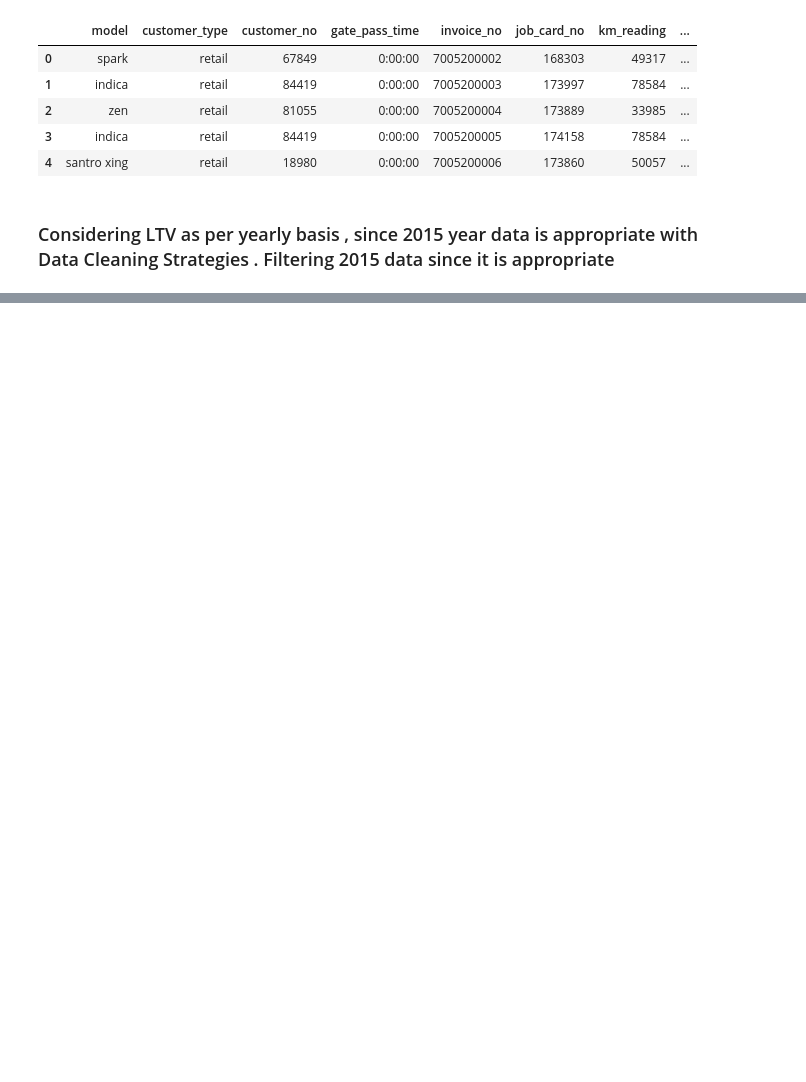
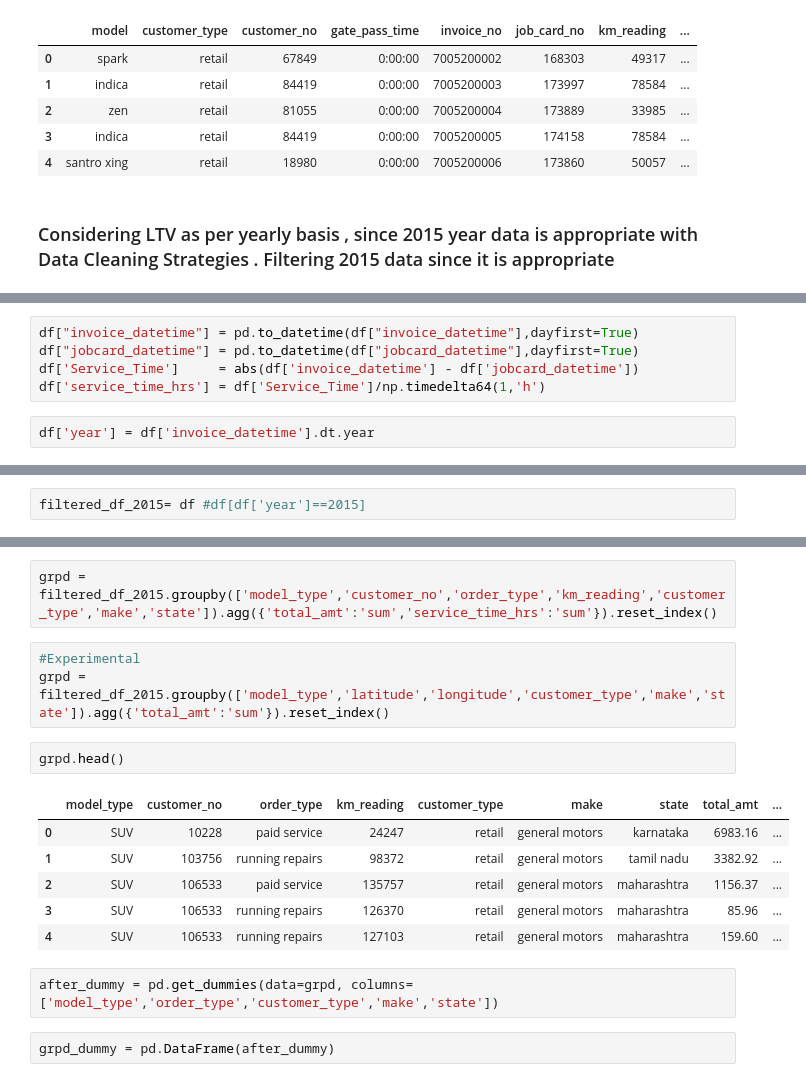
Before and after one commit to karan-parekh/Mahindra-Capstone, a Jupyter notebook: notebooks/dashang/LTV.ipynb, the cells around one changed output, grey strips where cells are left out. Cells and saved outputs as stored; diff of their text form; blank space fills up the shorter version.

```diff
--- a/notebooks/dashang/LTV.ipynb
+++ b/notebooks/dashang/LTV.ipynb
@@ -86,0 +107,7 @@ invoice.head()
+# %%
+df["invoice_datetime"] = pd.to_datetime(df["invoice_datetime"],dayfirst=True)
+df["jobcard_datetime"] = pd.to_datetime(df["jobcard_datetime"],dayfirst=True)
+df['Service_Time']     = abs(df['invoice_datetime'] - df['jobcard_datetime'])
+df['service_time_hrs'] = df['Service_Time']/np.timedelta64(1,'h')
+# %%
+df['year'] = df['invoice_datetime'].dt.year
@@ -86,0 +123,2 @@ invoice.head()
+# %%
+filtered_df_2015= df #df[df['year']==2015]
@@ -86,0 +158,18 @@ invoice.head()
+# %%
+grpd = filtered_df_2015.groupby(['model_type','customer_no','order_type','km_reading','customer_type','make','state']).agg({'total_amt':'sum','service_time_hrs':'sum'}).reset_index()
+# %%
+#Experimental
+grpd = filtered_df_2015.groupby(['model_type','latitude','longitude','customer_type','make','state']).agg({'total_amt':'sum'}).reset_index()
+# %%
+grpd.head()
+# %% [output]
+|  | model_type | customer_no | order_type | km_reading | customer_type | make | state | total_amt | ... |
+| 0 | SUV | 10228 | paid service | 24247 | retail | general motors | karnataka | 6983.16 | ... |
+| 1 | SUV | 103756 | running repairs | 98372 | retail | general motors | tamil nadu | 3382.92 | ... |
+| 2 | SUV | 106533 | paid service | 135757 | retail | general motors | maharashtra | 1156.37 | ... |
+| 3 | SUV | 106533 | running repairs | 126370 | retail | general motors | maharashtra | 85.96 | ... |
+| 4 | SUV | 106533 | running repairs | 127103 | retail | general motors | maharashtra | 159.60 | ... |
+# %%
+after_dummy = pd.get_dummies(data=grpd, columns=['model_type','order_type','customer_type','make','state'])
+# %%
+grpd_dummy = pd.DataFrame(after_dummy)
```
Also changed, not shown: parts of 38 cells of this notebook.
